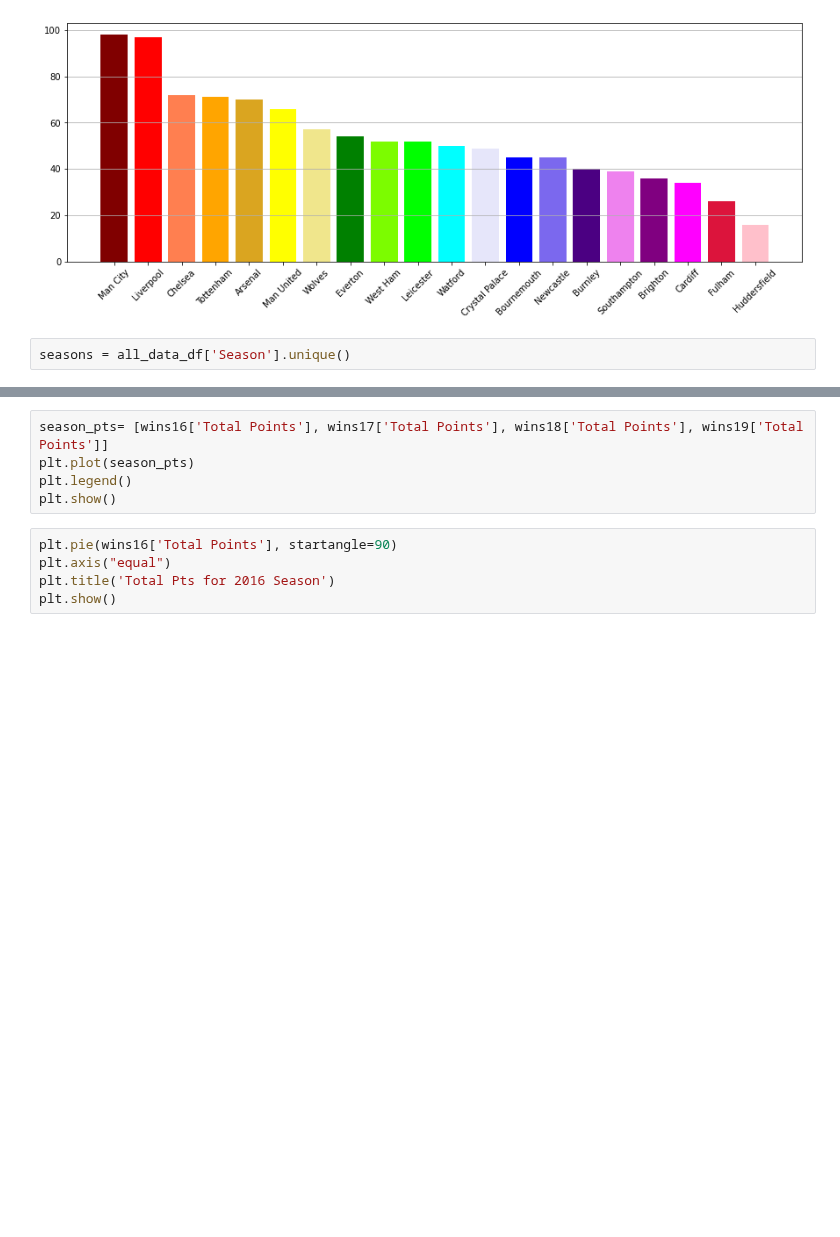
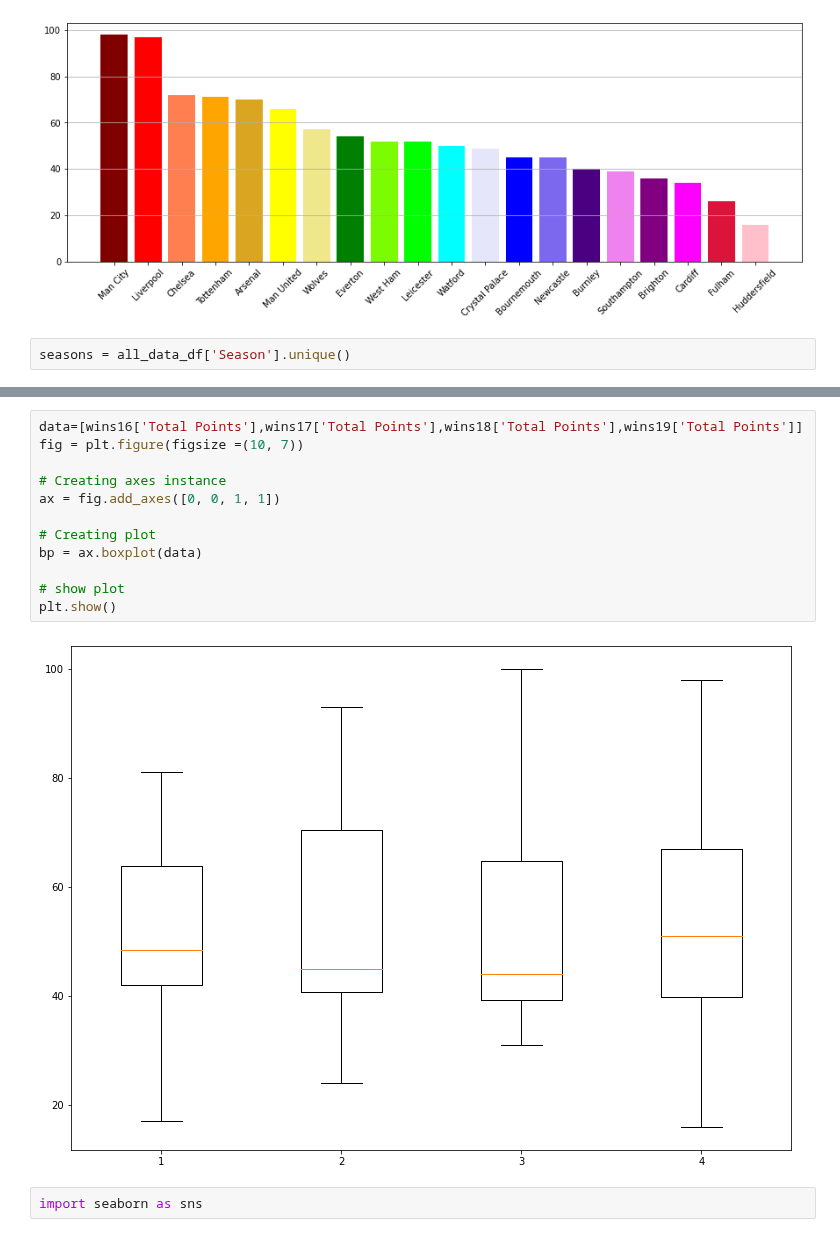
Before and after one commit to ethomps33/Premier_League_Sports_Analysis, a Jupyter notebook: Untitled.ipynb, the cells around one changed output, grey strips where cells are left out. Cells and saved outputs as stored; diff of their text form; blank space fills up the shorter version.

```diff
--- a/Untitled.ipynb
+++ b/Untitled.ipynb
@@ -396,10 +488,16 @@ seasons = all_data_df['Season'].unique()
 # %%
-season_pts= [wins16['Total Points'], wins17['Total Points'], wins18['Total Points'], wins19['Total Points']]
-plt.plot(season_pts)
-plt.legend()
+data=[wins16['Total Points'],wins17['Total Points'],wins18['Total Points'],wins19['Total Points']]
+fig = plt.figure(figsize =(10, 7))
+
+# Creating axes instance
+ax = fig.add_axes([0, 0, 1, 1])
+
+# Creating plot
+bp = ax.boxplot(data)
+
+# show plot
 plt.show()
+# %% [output]
+[figure, added]
-# %%
-plt.pie(wins16['Total Points'], startangle=90)
-plt.axis("equal")
-plt.title('Total Pts for 2016 Season')
-plt.show()
+# %%
+import seaborn as sns
```
Also changed, not shown: parts of 11 cells of this notebook.
